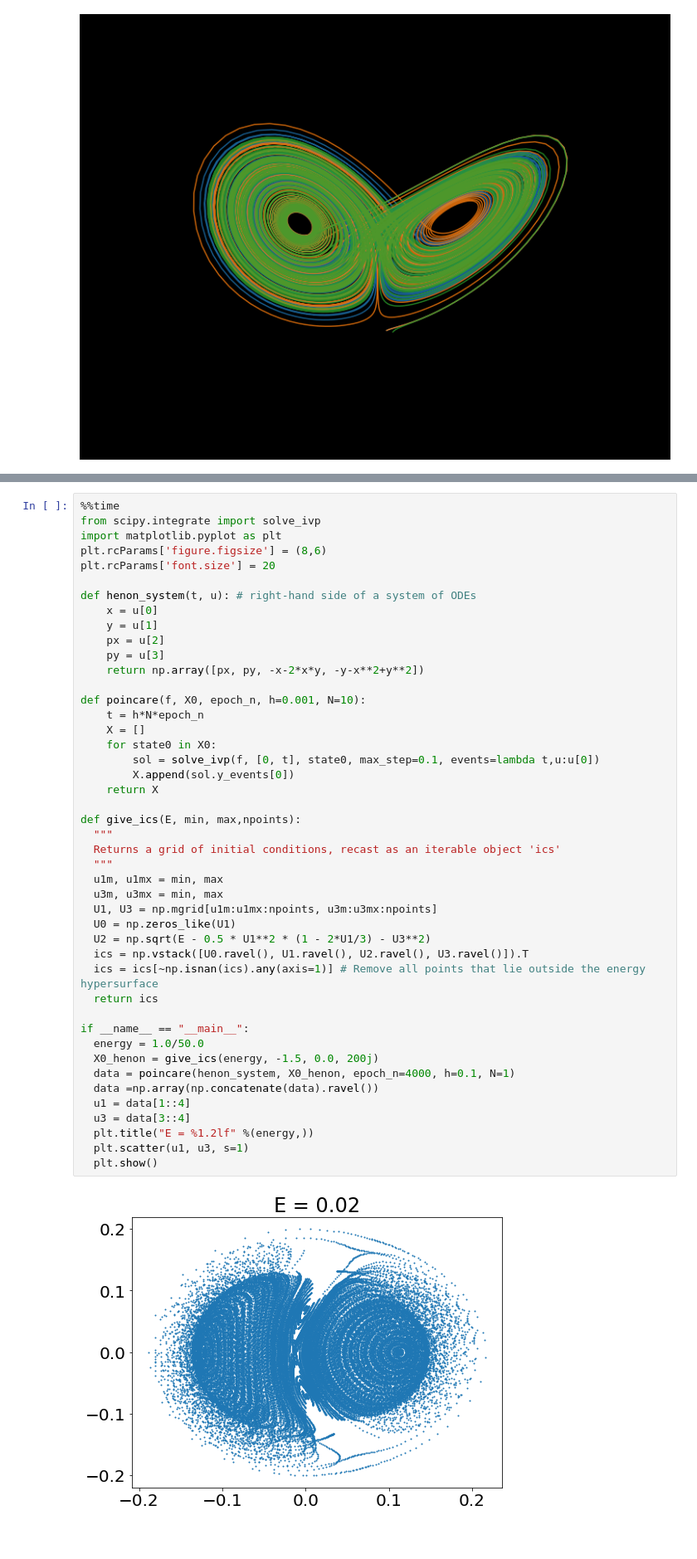
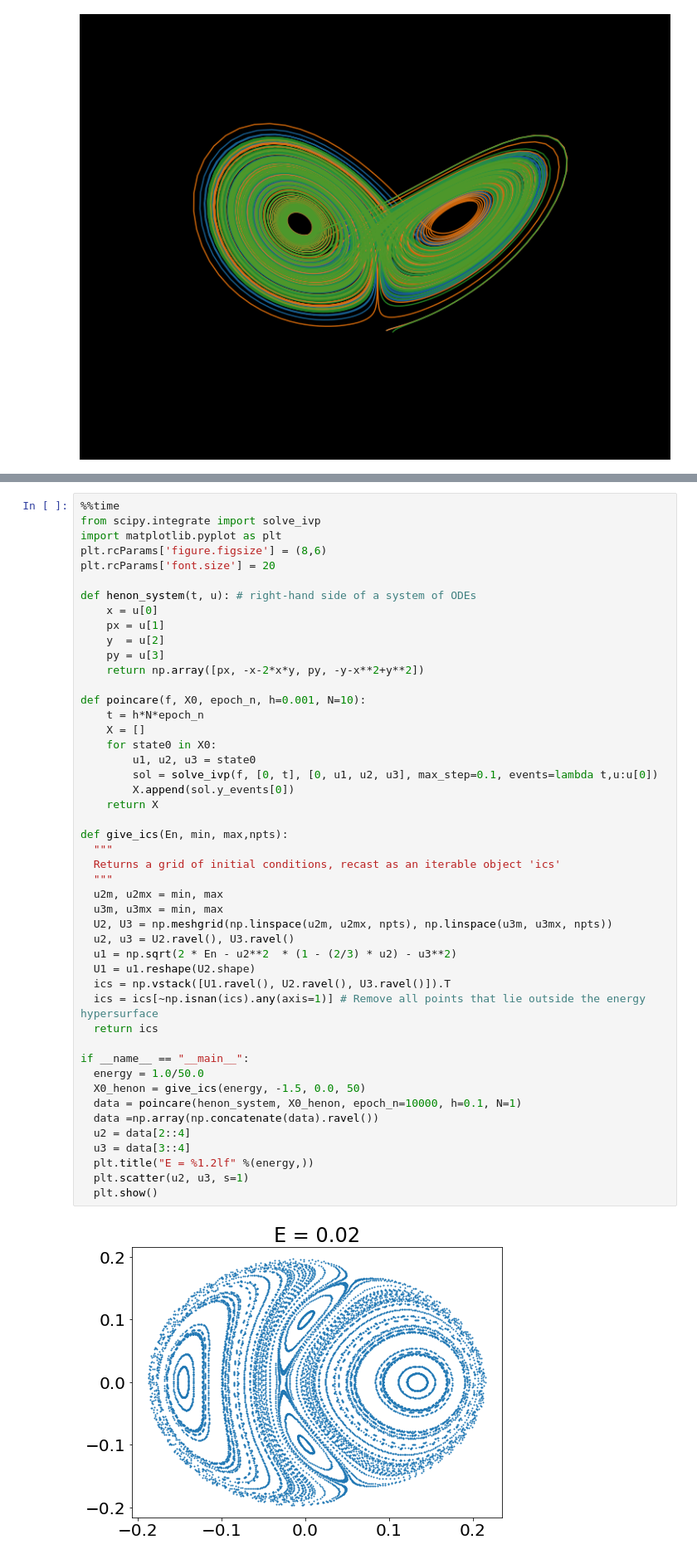
Before and after one commit to hariseldon99/msph402b, a Jupyter notebook: Ordinary_Differential_Equations.ipynb, the cells around one changed output, grey strips where cells are left out. Shown at 83% size. Cells and saved outputs as stored; diff of their text form.

```diff
--- a/Ordinary_Differential_Equations.ipynb
+++ b/Ordinary_Differential_Equations.ipynb
@@ -550,45 +555,47 @@ For each energy, a numpy mgrid of initial conditions are created and the dynamic
 from scipy.integrate import solve_ivp
 import matplotlib.pyplot as plt
 plt.rcParams['figure.figsize'] = (8,6)
 plt.rcParams['font.size'] = 20
 
 def henon_system(t, u): # right-hand side of a system of ODEs
     x = u[0]
-    y = u[1]
-    px = u[2]
+    px = u[1]
+    y  = u[2]
     py = u[3]
-    return np.array([px, py, -x-2*x*y, -y-x**2+y**2])
+    return np.array([px, -x-2*x*y, py, -y-x**2+y**2])
 
 def poincare(f, X0, epoch_n, h=0.001, N=10):
     t = h*N*epoch_n
     X = []
     for state0 in X0:
-        sol = solve_ivp(f, [0, t], state0, max_step=0.1, events=lambda t,u:u[0])
+        u1, u2, u3 = state0
+        sol = solve_ivp(f, [0, t], [0, u1, u2, u3], max_step=0.1, events=lambda t,u:u[0])
         X.append(sol.y_events[0])
     return X
 
-def give_ics(E, min, max,npoints):
+def give_ics(En, min, max,npts):
   """
   Returns a grid of initial conditions, recast as an iterable object 'ics'
   """
-  u1m, u1mx = min, max
+  u2m, u2mx = min, max
   u3m, u3mx = min, max
-  U1, U3 = np.mgrid[u1m:u1mx:npoints, u3m:u3mx:npoints]
-  U0 = np.zeros_like(U1)
-  U2 = np.sqrt(E - 0.5 * U1**2 * (1 - 2*U1/3) - U3**2)
-  ics = np.vstack([U0.ravel(), U1.ravel(), U2.ravel(), U3.ravel()]).T
+  U2, U3 = np.meshgrid(np.linspace(u2m, u2mx, npts), np.linspace(u3m, u3mx, npts))
+  u2, u3 = U2.ravel(), U3.ravel()
+  u1 = np.sqrt(2 * En - u2**2  * (1 - (2/3) * u2) - u3**2)
+  U1 = u1.reshape(U2.shape)
+  ics = np.vstack([U1.ravel(), U2.ravel(), U3.ravel()]).T
   ics = ics[~np.isnan(ics).any(axis=1)] # Remove all points that lie outside the energy hypersurface
   return ics
 
 if __name__ == "__main__":
   energy = 1.0/50.0
-  X0_henon = give_ics(energy, -1.5, 0.0, 200j)
-  data = poincare(henon_system, X0_henon, epoch_n=4000, h=0.1, N=1)
+  X0_henon = give_ics(energy, -1.5, 0.0, 50)
+  data = poincare(henon_system, X0_henon, epoch_n=10000, h=0.1, N=1)
   data =np.array(np.concatenate(data).ravel())
-  u1 = data[1::4]
+  u2 = data[2::4]
   u3 = data[3::4]
   plt.title("E = %1.2lf" %(energy,))
-  plt.scatter(u1, u3, s=1)
+  plt.scatter(u2, u3, s=1)
   plt.show()
 # %% [output]
-[figure, old version]
+[figure, new version]
```
Also changed, not shown: parts of 6 cells of this notebook.
